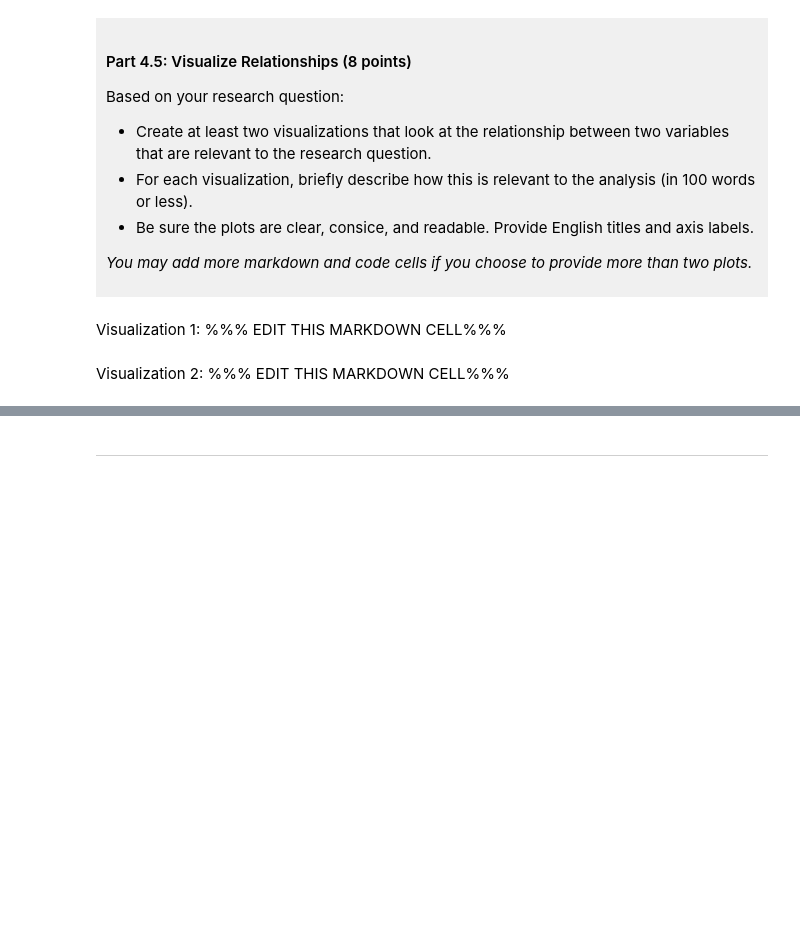
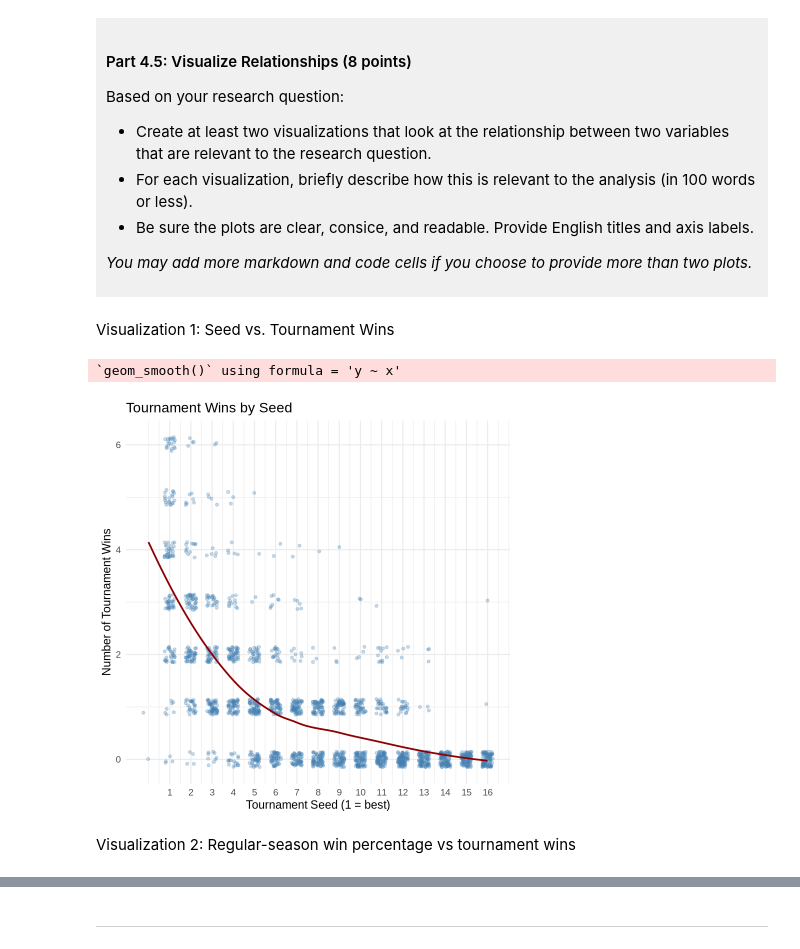
Before and after one commit to lazylola33/dsci-100-project-sophia-estrada, a Jupyter notebook: dsci-100-project-notebook.ipynb, the cells around one changed output, grey strips where cells are left out. Drawn from its saved outputs; the diff is of its cells as text; code cells hidden in the pictures; blank space fills up the shorter version.

```diff
--- a/dsci-100-project-notebook.ipynb
+++ b/dsci-100-project-notebook.ipynb
@@ -329,9 +397,19 @@ Based on your research question:
 *You may add more markdown and code cells if you choose to provide more than two plots.*
 </div>
 # %% [markdown]
-Visualization 1: %%% EDIT THIS MARKDOWN CELL%%%
+Visualization 1: Seed vs. Tournament Wins
 # %%
-### EDIT THIS CODE CELL FOR VISUALIZATION 1###
+ggplot(tidy_data, aes(x = seed, y = tourney_wins)) +
+geom_jitter(width = 0.25, height = 0.15, alpha = 0.3, color = "steelblue") +
+geom_smooth(method = "loess", se = FALSE, color = "darkred")+
+scale_x_continuous(breaks = 1:16)+
+labs(title = "Tournament Wins by Seed",
+     x = "Tournament Seed (1 = best)",
+     y = "Number of Tournament Wins")+
+theme_minimal(base_size = 14)
+# %% [output]
+`geom_smooth()` using formula = 'y ~ x'
+[figure, added]
 # %% [markdown]
-Visualization 2: %%% EDIT THIS MARKDOWN CELL%%%
+Visualization 2: Regular-season win percentage vs tournament wins
 # %%
```
Also changed, not shown: parts of 7 cells of this notebook.
